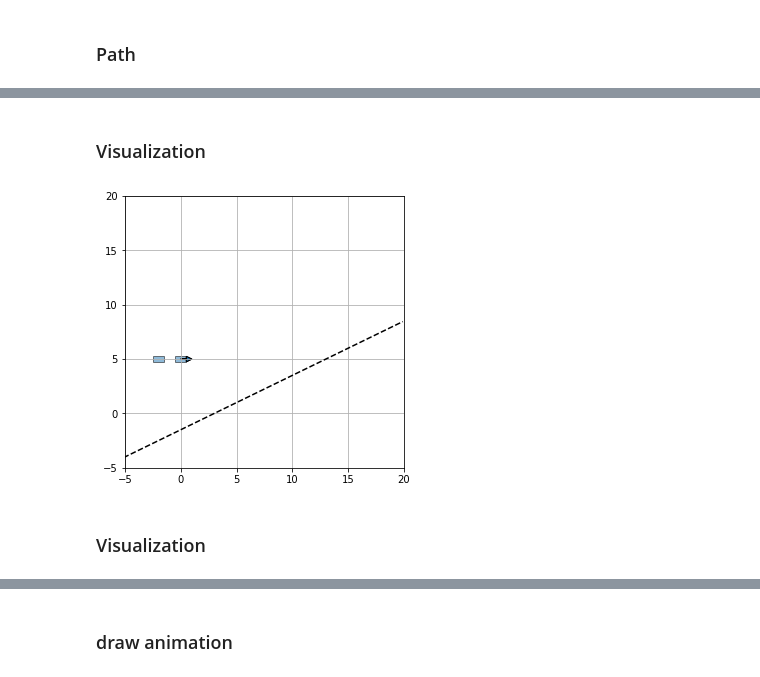
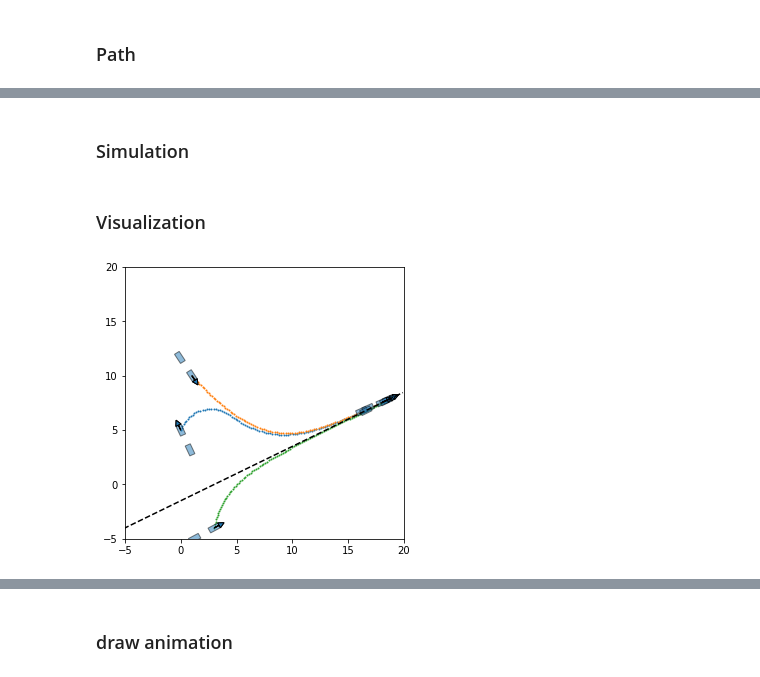
Before and after one commit to kh11kim/jupyrobo, a Jupyter notebook: BicycleControl/Stanley.ipynb, the cells around one changed output, grey strips where cells are left out. Cells and saved outputs as stored; diff of their text form; code cells hidden in the pictures.

Commit message:
Stanley refactoring
1. use get_crosstrack_error function
2. upgrade visualization

```diff
--- a/BicycleControl/Stanley.ipynb
+++ b/BicycleControl/Stanley.ipynb
@@ -58,8 +80,52 @@ line = lambda x: -a*x/b - c/b
+# %% [markdown]
+### Simulation
+# %%
+def bicycle_simulation(bicycle, start_state, max_iter):
+    # make dataframe for recording simulation
+    state_names = ['x','y','theta']
+    control_input_names = ['v','gamma']
+    sim = pd.DataFrame(columns=state_names+control_input_names)
+
+    # init
+    sim.loc[0,state_names] = start_state
+    curr_state = sim.loc[0,state_names]
+    v = 2 # fixed velocity
+
+    # loop
+    for i in range(100):
+        gamma = stanley.ctrl(curr_state, v)
+        next_state = bicycle.model(curr_state, v, gamma)
+
+        # record simulation
+        idx = len(sim)
+        sim.loc[idx,state_names] = next_state
+        sim.loc[idx,control_input_names] = v, gamma
+
+        # update state
+        curr_state = next_state
+    return sim
+# %%
+max_iter = 100
+sims = [bicycle_simulation(bicycle, start, max_iter)
+        for bicycle, start in zip(bicycles, starts)]
 # %% [markdown]
 ### Visualization
+# %%
+def visualization(sim):
+    # starting position
+    start = sim.loc[0,['x','y','theta']]
+    bicycle.set_state(start,0)
+    bicycle.show()
+    # end position
+    final_state = sim.iloc[-1][['x','y','theta']].tolist()
+    bicycle.set_state(final_state,0)
+    bicycle.show()
+    # path
+    plt.scatter(sim.loc[:,'x'], sim.loc[:,'y'], s=1);
 # %%
 fig, ax = plt.subplots(figsize=[5,5])
+for sim in sims:
+    visualization(sim)
 draw_line(line)
-bicycle.show()
 # %% [output]
-[figure, old version]
+[figure, new version]
@@ -94,2 +131,0 @@ sim = simulation(start)
-# %% [markdown]
-### Visualization
```
Also changed, not shown: parts of 20 cells of this notebook, 3 other files.
